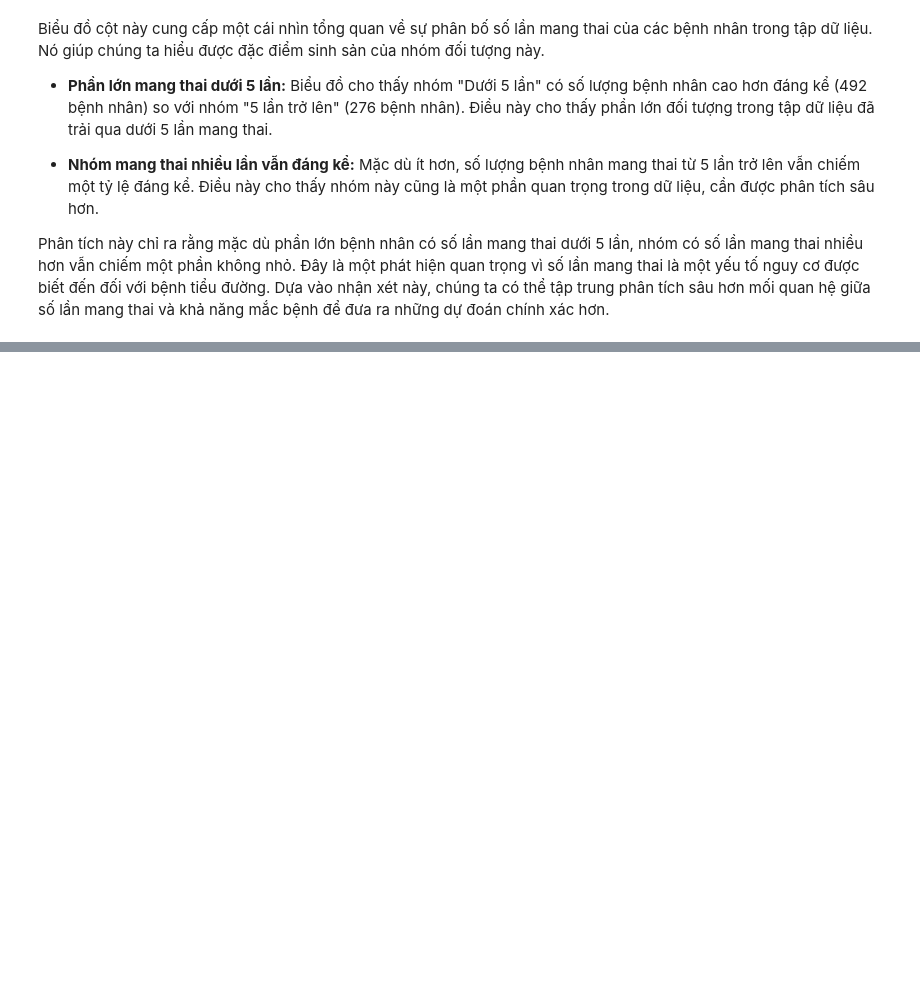
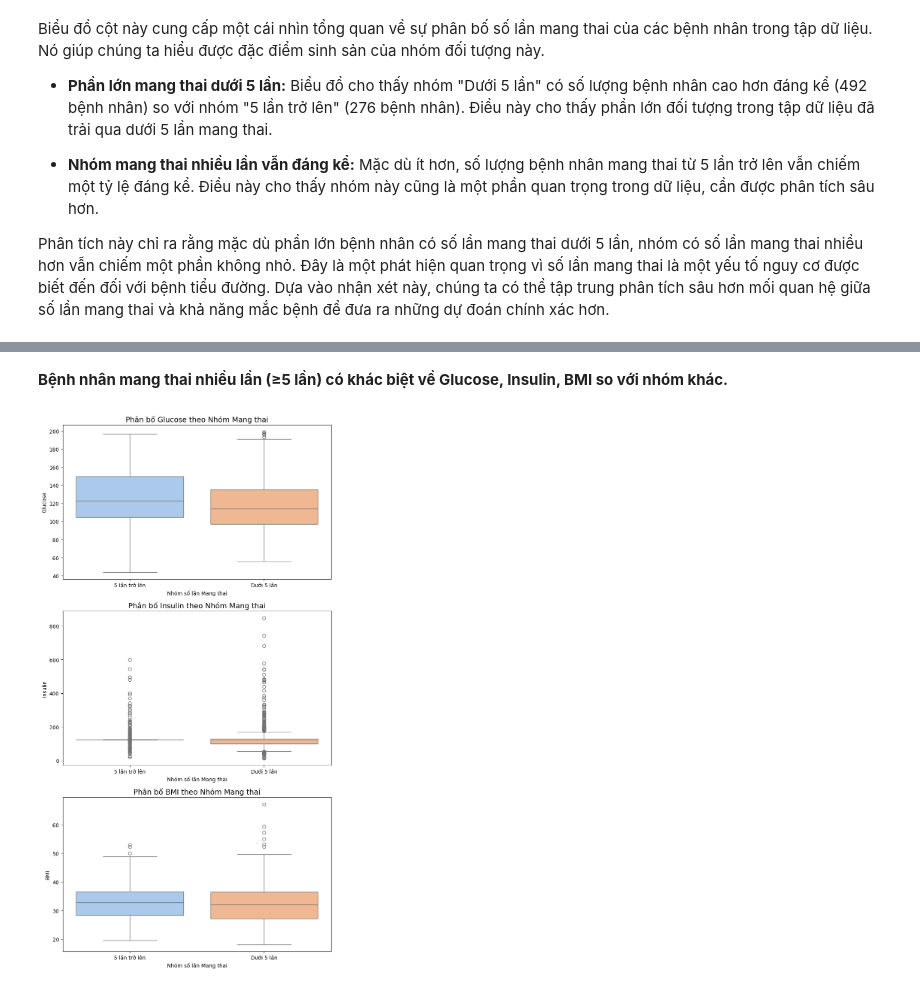
Before and after one commit to Mint0511/PTDL-25-26, a Jupyter notebook: minh.ipynb, the cells around one changed output, grey strips where cells are left out. Cells and saved outputs as stored; diff of their text form; code cells hidden in the pictures; blank space fills up the shorter version.

```diff
--- a/minh.ipynb
+++ b/minh.ipynb
@@ -667,0 +789,23 @@ Phân tích này chỉ ra rằng mặc dù phần lớn bệnh nhân có số l
+# %% [markdown]
+**Bệnh nhân mang thai nhiều lần (≥5 lần) có khác biệt về Glucose, Insulin, BMI so với nhóm khác.**
+# %%
+# Bước 1: Phân loại bệnh nhân thành hai nhóm mang thai
+df1['Pregnancy_Group'] = df1['Pregnancies'].apply(lambda x: '5 lần trở lên' if x >= 5 else 'Dưới 5 lần')
+
+# Bước 2: Liệt kê các cột cần phân tích
+analysis_cols = ['Glucose', 'Insulin', 'BMI']
+
+# Bước 3: Tạo một lưới các biểu đồ hộp với bố cục hàng dọc (3 hàng, 1 cột)
+fig, axes = plt.subplots(3, 1, figsize=(8, 15)) # Điều chỉnh figsize cho bố cục dọc
+axes = axes.flatten() # flatten() vẫn hữu ích để lặp qua các axes dễ dàng
+
+for i, col in enumerate(analysis_cols):
+    sns.boxplot(x='Pregnancy_Group', y=col, data=df1, ax=axes[i], palette='pastel', hue='Pregnancy_Group', legend=False)
+    axes[i].set_title(f'Phân bố {col} theo Nhóm Mang thai', fontsize=14)
+    axes[i].set_xlabel('Nhóm số lần Mang thai')
+    axes[i].set_ylabel(col)
+
+plt.tight_layout() # Giúp tự động điều chỉnh khoảng cách giữa các subplot
+plt.show()
+# %% [output]
+[figure, added]
```
Also changed, not shown: parts of 14 cells of this notebook.
